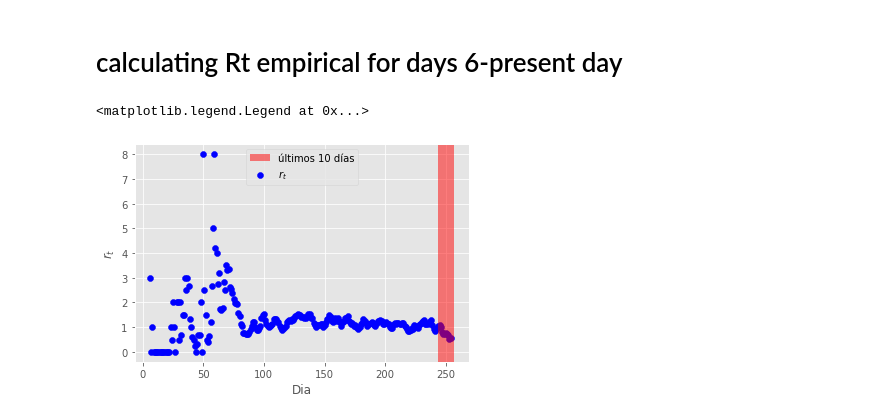
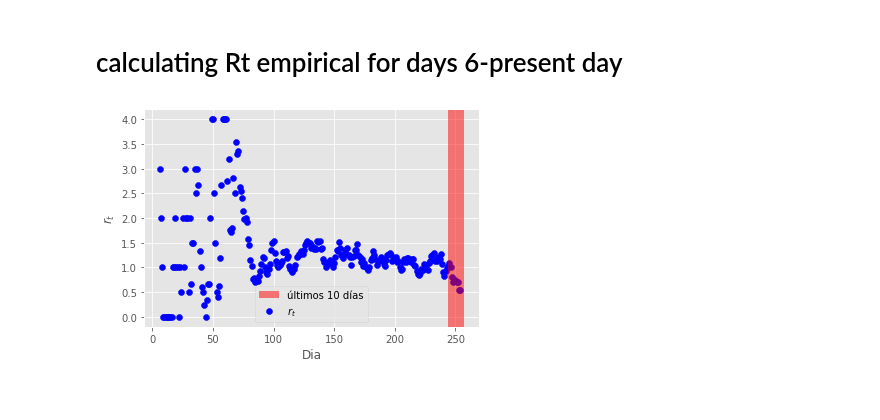
Before and after one commit to denisecammarota/tesis-ib, a Jupyter notebook: Practicando0/Practicando_0.ipynb, the cells around one changed output. Cells and saved outputs as stored; diff of their text form; code cells hidden in the pictures.

```diff
--- a/Practicando0/Practicando_0.ipynb
+++ b/Practicando0/Practicando_0.ipynb
@@ -153,31 +153,37 @@ plt.legend()
 # %% [markdown]
 # calculating Rt empirical for days 6-present day
 # %%
-r_t = np.copy(casos_por_dia) #here we will store the rt
 n_t = np.copy(casos_por_dia) #here we store data + proyection for day t+1
-#casteo r_t y n_t a floats para poder dividir y etc y que de bien
+#casting r_t y n_t to floats to be able to divide, multiply,etc and have floats as results
+n_t = n_t.astype(float)
+#aux variable
+ultimo_dia = r_t.shape[0]
+#completion to calculate with new cases, based on the mean of the last days
+#instead of interpolation that apparently isnt much better really
+aux = np.zeros(2)
+i = 0
+while i < 4: #completing until the day t+4 bc im gonna need it later for averaging in 7 days
+    aux[0] = ultimo_dia + i
+    aux[1] = np.mean(n_t[ultimo_dia-7:,1])
+    n_t  = np.vstack((n_t,aux)) #extending n_t up to day t+1
+    i= i +1
+#create storage and calculate values for r_t
+r_t = np.copy(n_t) #here we will store the rt
 r_t = r_t.astype(float)
-n_t = n_t.astype(float)
-#variable auxiliar
-ultimo_dia = r_t.shape[0]
-#completo para calcular con el promedio el dia siguiente
-aux = np.zeros(2)
-aux[0] = ultimo_dia
-aux[1] = np.mean(n_t[ultimo_dia-7:,1])
-n_t  = np.vstack((n_t,aux)) #extending n_t up to day t+1
-for i in dias:
-    if((n_t[i-6,1] + n_t[i-5,1] + n_t[i-4,1])==0):
-        r_t[i,1] = 0 #the first cases in which the denominator is == 0
-    else:
-        r_t[i,1] = (n_t[i-1,1] + n_t[i,1] + n_t[i+1,1])/(n_t[i-6,1] + n_t[i-5,1] + n_t[i-4,1]) #the rest of the days
-r_t = r_t[6:,:]
+#calculating r_t
+dias_aux = np.arange(0,ultimo_dia+3)
+dias_aux = dias_aux[dias_aux>=6]
+for i in dias_aux:
+    aux = n_t[i-6,1] + n_t[i-5,1] + n_t[i-4,1] #denominator of the r_t expression
+    if(aux==0):
+        aux = 1 #the first cases in which the denominator is == 0
+    r_t[i,1] = min(((n_t[i-1,1] + n_t[i,1] + n_t[i+1,1])/(aux)),4) #the rest of the days
 #grafico r_t en funcion de los dias t
 plt.axvspan(ultima_fecha-10, ultima_fecha+3, facecolor='r', alpha=0.5,label="últimos 10 días")
-plt.scatter(r_t[:,0],r_t[:,1],c='b',label=r'$r_t$')
+plt.scatter(r_t[6:ultimo_dia,0],r_t[6:ultimo_dia,1],c='b',label=r'$r_t$')
 plt.xlabel("Dia")
 plt.ylabel(r'$r_t$',fontsize=12)
 plt.legend()
-#plt.savefig("rt_raw_casos.pdf")
+plt.savefig("rt_raw_casos.pdf")
 # %% [output]
-<matplotlib.legend.Legend at 0x...>
-[figure, old version]
+[figure, new version]
```
Also changed, not shown: parts of 6 cells of this notebook, 3 other files.
